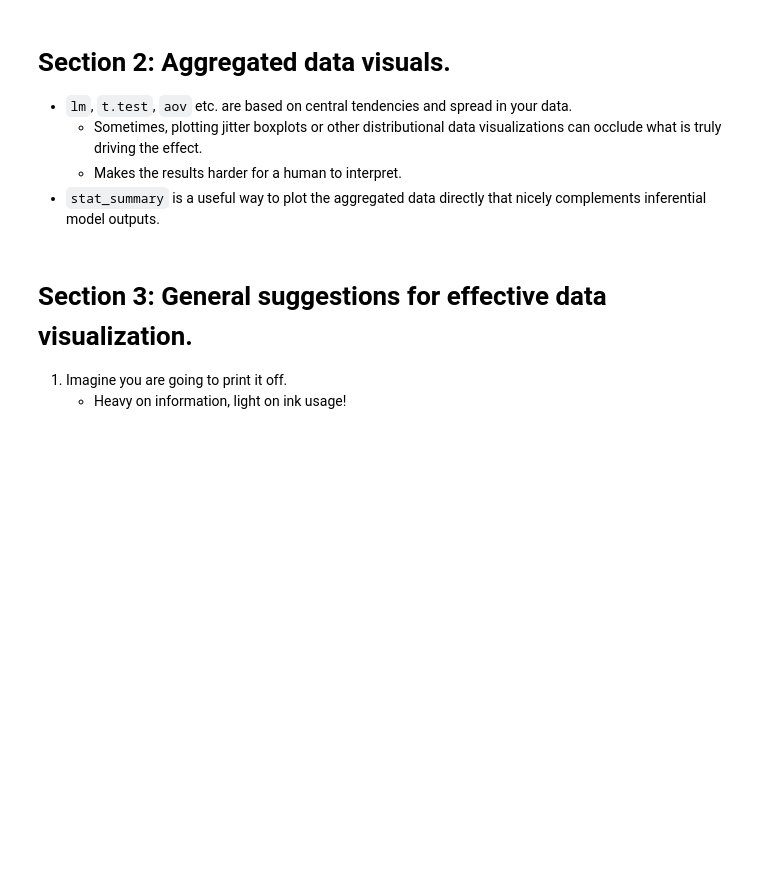
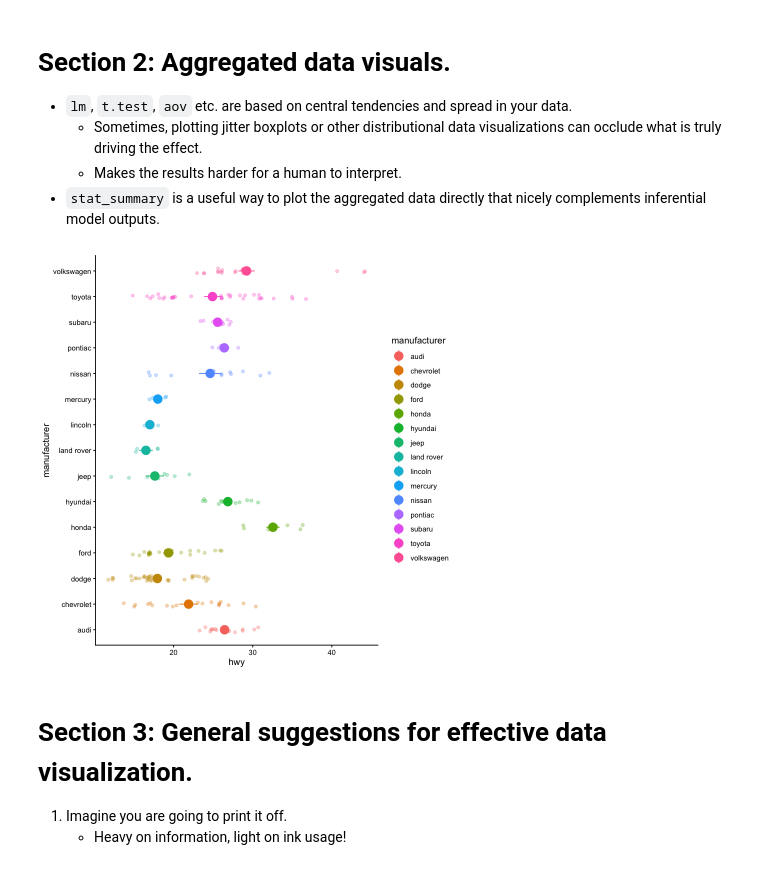
Before and after one commit to JeremyHogeveen/dspn_spring2026_github, a Jupyter notebook: code/dspn_spring2026_week8_03122026.ipynb, the cells around one changed output. Saved outputs shown, nothing was run; the diff lists cells and outputs as text; code cells hidden in the pictures; blank space fills up the shorter version.

```diff
--- a/code/dspn_spring2026_week8_03122026.ipynb
+++ b/code/dspn_spring2026_week8_03122026.ipynb
@@ -43,6 +101,18 @@
     * Sometimes, plotting jitter boxplots or other distributional data visualizations can occlude what is truly driving the effect.
     * Makes the results harder for a human to interpret.
 * `stat_summary` is a useful way to plot the aggregated data directly that nicely complements inferential model outputs.
+# %%
+plot_aggregatae <- ggplot(df,aes(x = manufacturer, y = hwy, color = manufacturer)) +
+    geom_jitter(width = 0.1,alpha = 0.3) +
+    stat_summary(fun.data = mean_se,
+                geom = "pointrange",
+                size = 1) +
+    theme_classic() +
+    # theme(axis.text.x = element_text(angle = 45, hjust = 1))
+    coord_flip()
+plot_aggregatae
+# %% [output]
+[figure, added]
 # %% [markdown]
 # Section 3: General suggestions for effective data visualization.
 
```
Also changed, not shown: parts of 13 cells of this notebook, 1 other file.
